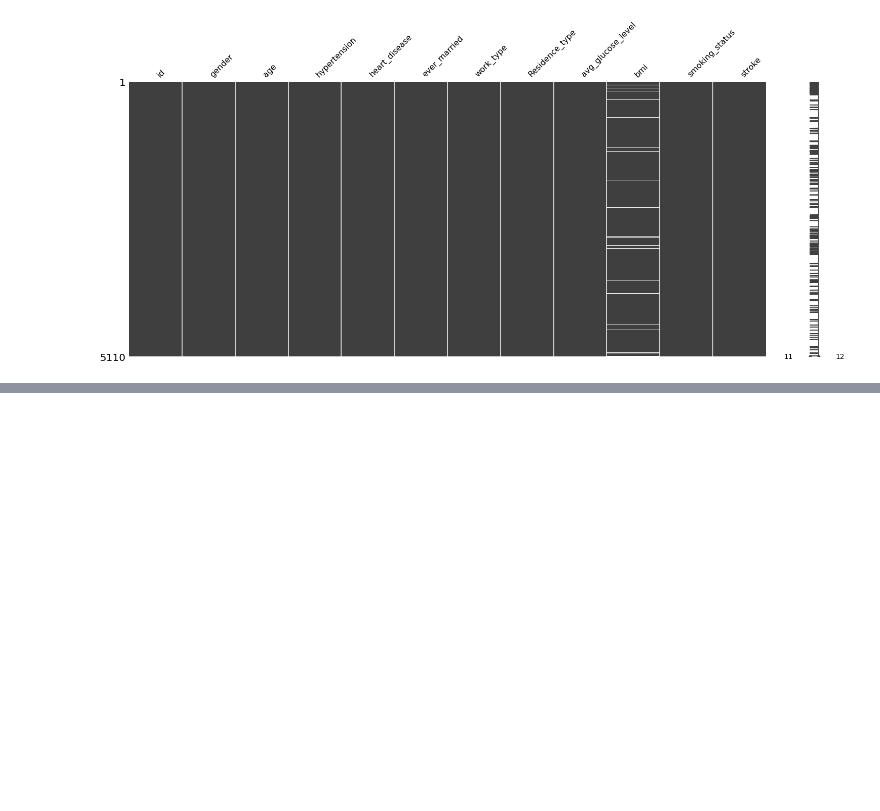
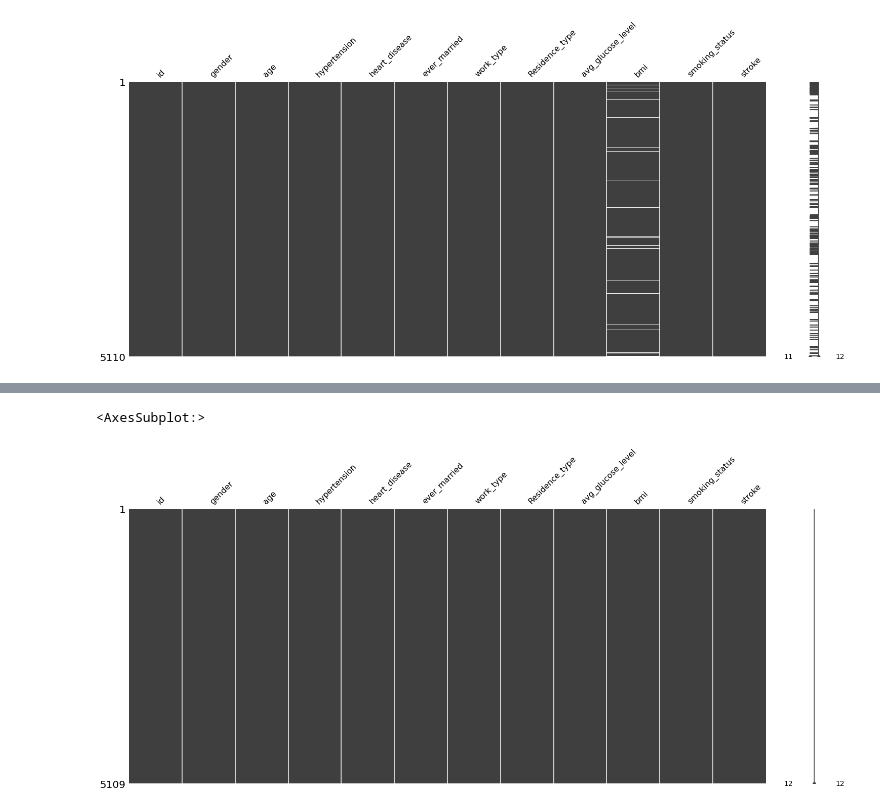
Before and after one commit to yoonsula/Stroke_prediction, a Jupyter notebook: Stroke_Prediction.ipynb, the cells around one changed output, grey strips where cells are left out. Cells and saved outputs as stored; diff of their text form; code cells hidden in the pictures; blank space fills up the shorter version.

```diff
--- a/Stroke_Prediction.ipynb
+++ b/Stroke_Prediction.ipynb
@@ -182,0 +240,3 @@ msno.matrix(stroke_data)
+# %%
+#bmi 결측치를 평균값으로 대체
+stroke_data['bmi'].fillna(stroke_data['bmi'].mean(), inplace=True)
@@ -182,0 +260,2 @@ msno.matrix(stroke_data)
+# %%
+stroke_data2 = stroke_data.dropna(axis=0)
@@ -182,0 +276,5 @@ msno.matrix(stroke_data)
+# %%
+msno.matrix(stroke_data2)
+# %% [output]
+<AxesSubplot:>
+[figure, added]
```
Also changed, not shown: parts of 9 cells of this notebook.
